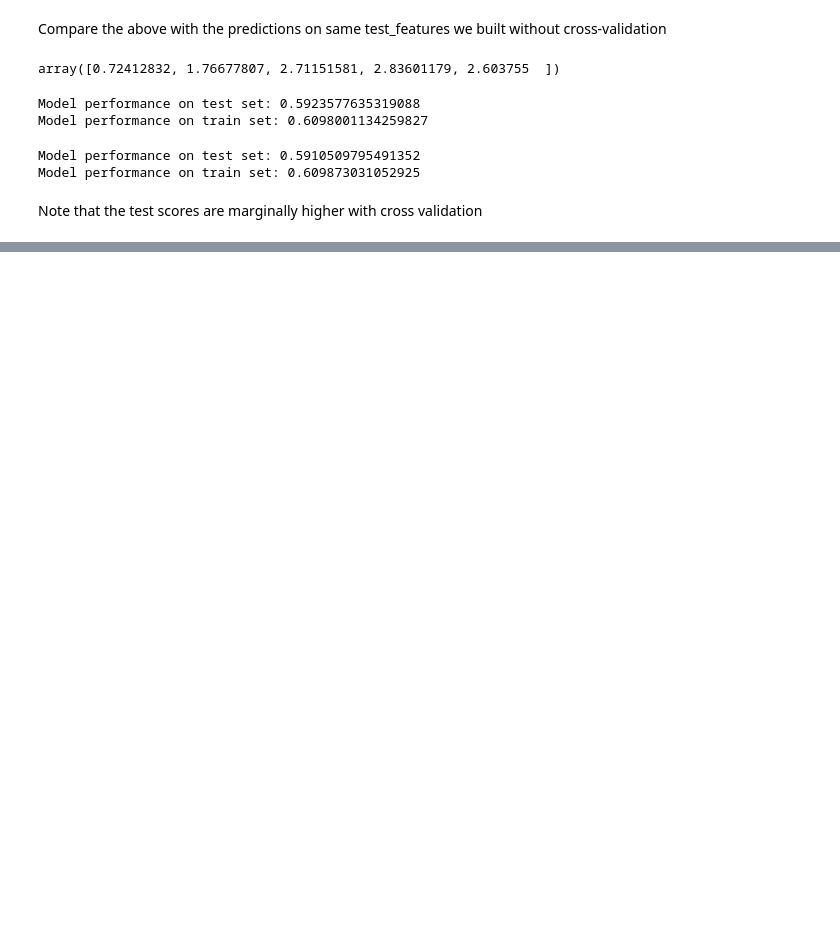
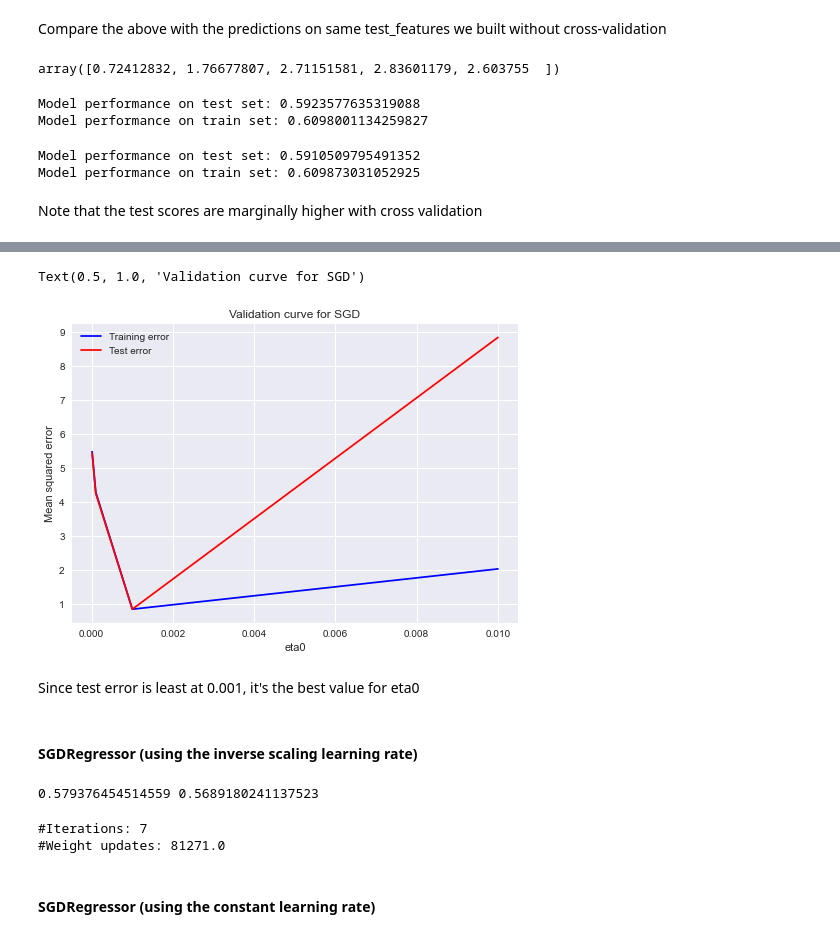
Before and after one commit to ananddotiyer/IIT-M, a Jupyter notebook: My Notes/MLP/Week3.ipynb, the cells around one changed output, grey strips where cells are left out. Drawn from its saved outputs; the diff is of its cells as text; code cells hidden in the pictures; blank space fills up the shorter version.

```diff
--- a/My Notes/MLP/Week3.ipynb
+++ b/My Notes/MLP/Week3.ipynb
@@ -362,0 +490,39 @@ For a training set with 12384 samples:
+# %%
+eta0 = [1e-5, 1e-4, 1e-3, 1e-2]
+train_scores, test_scores = validation_curve(sgd_pipeline, com_train_features, com_train_labels, cv=shuffle_split_cv,
+                                             param_name='sgd__eta0', param_range=eta0, scoring='neg_mean_squared_error')
+train_errors, test_errors = -train_scores, -test_scores
+# %%
+plt.plot(eta0, train_errors.mean(axis=1), 'b-x', label='Training error')
+plt.plot(eta0, test_errors.mean(axis=1), 'r-x', label='Test error')
+plt.legend()
+
+plt.xlabel('eta0')
+plt.ylabel('Mean squared error')
+plt.title('Validation curve for SGD')
+# %% [output]
+Text(0.5, 1.0, 'Validation curve for SGD')
+[figure, added]
+# %% [markdown]
+Since test error is least at 0.001, it's the best value for eta0
+# %% [markdown]
+#### SGDRegressor (using the inverse scaling learning rate)
+# %%
+sgd_pipeline = Pipeline([('feature_scaling', StandardScaler()),
+                        ('sgd', SGDRegressor(max_iter=500, early_stopping=True, eta0=1e-3,tol=1e-3, validation_fraction=0.2, n_iter_no_change=5,
+                                             average=10, random_state=42))])
+sgd_pipeline.fit(train_features, train_labels)
+
+train_mae = mean_absolute_error(train_labels, sgd_pipeline.predict(train_features))
+dev_mae = mean_absolute_error(dev_labels, sgd_pipeline.predict(dev_features))
+print(train_mae, dev_mae)
+# %% [output]
+0.579376454514559 0.5689180241137523
+# %%
+print(f'#Iterations: {sgd_pipeline[-1].n_iter_}')
+print(f'#Weight updates: {sgd_pipeline[-1].t_}')
+# %% [output]
+#Iterations: 7
+#Weight updates: 81271.0
+# %% [markdown]
+#### SGDRegressor (using the constant learning rate)
```
Also changed, not shown: parts of 37 cells of this notebook.
